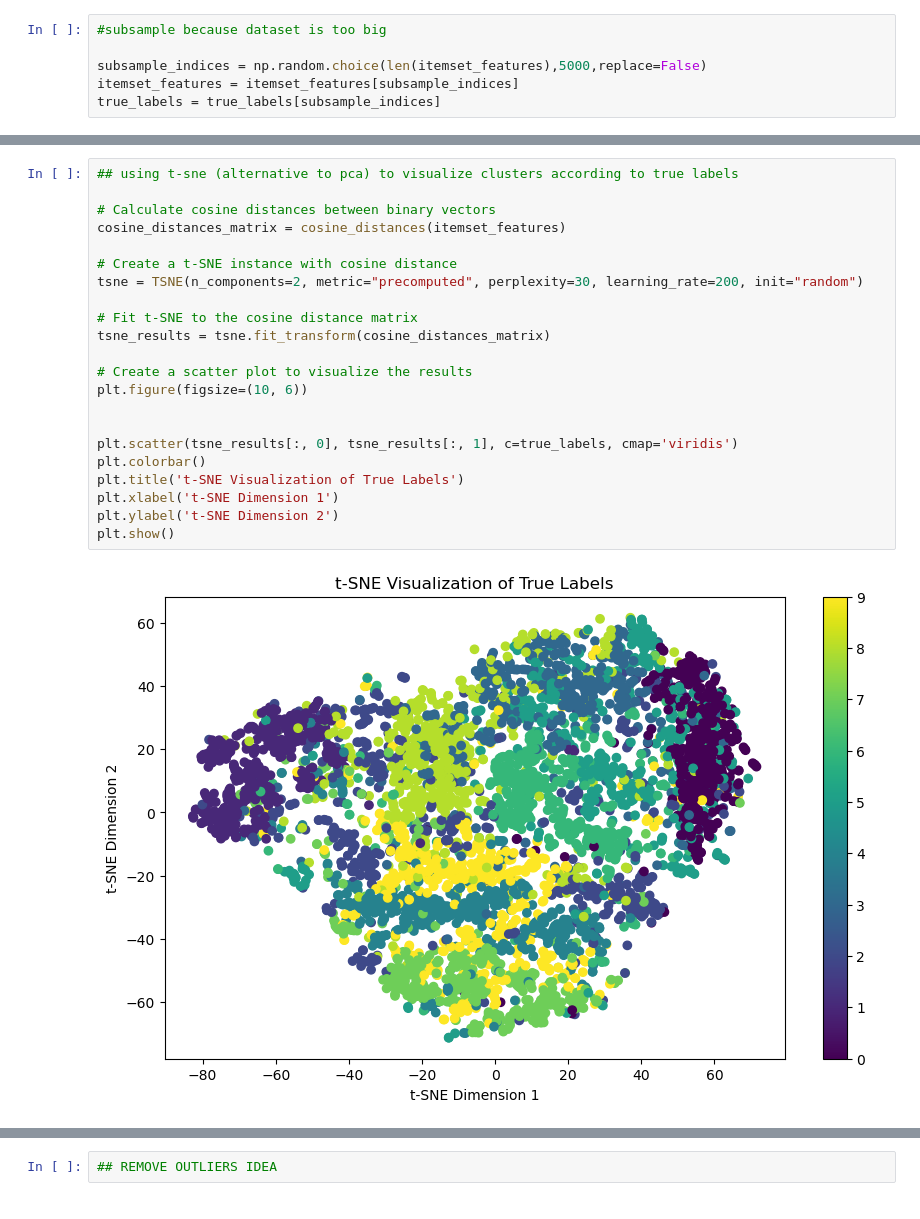
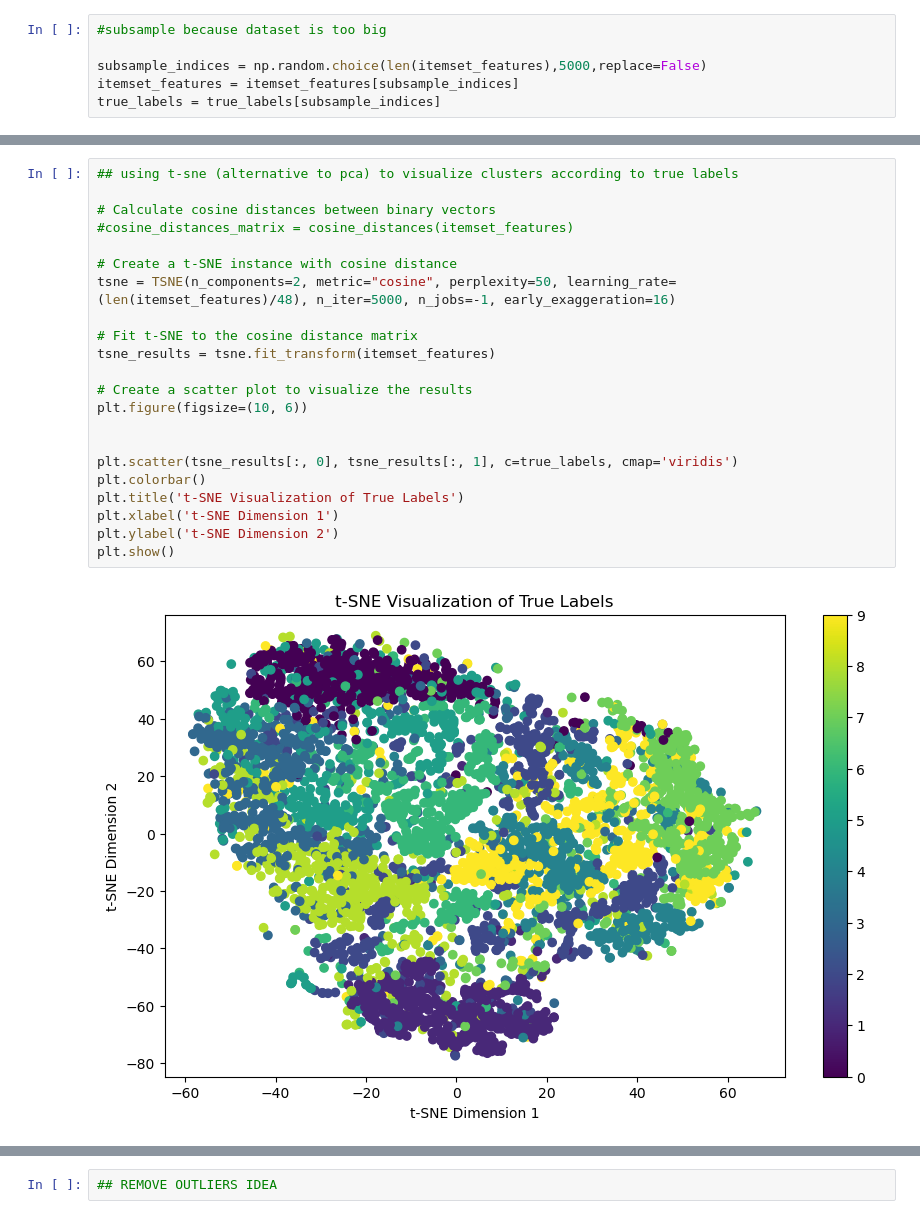
Before and after one commit to zyiology/SC4020_Proj2, a Jupyter notebook: mnist_clustering.ipynb, the cells around one changed output, grey strips where cells are left out. Drawn from its saved outputs; the diff is of its cells as text.

```diff
--- a/mnist_clustering.ipynb
+++ b/mnist_clustering.ipynb
@@ -99,27 +99,27 @@ Silhouette: 0.09159158804477086
 # %%
 ## using t-sne (alternative to pca) to visualize clusters according to true labels
 
 # Calculate cosine distances between binary vectors
-cosine_distances_matrix = cosine_distances(itemset_features)
+#cosine_distances_matrix = cosine_distances(itemset_features)
 
 # Create a t-SNE instance with cosine distance
-tsne = TSNE(n_components=2, metric="precomputed", perplexity=30, learning_rate=200, init="random")
+tsne = TSNE(n_components=2, metric="cosine", perplexity=50, learning_rate=(len(itemset_features)/48), n_iter=5000, n_jobs=-1, early_exaggeration=16)
 
 # Fit t-SNE to the cosine distance matrix
-tsne_results = tsne.fit_transform(cosine_distances_matrix)
+tsne_results = tsne.fit_transform(itemset_features)
 
 # Create a scatter plot to visualize the results
 plt.figure(figsize=(10, 6))
 
 
 plt.scatter(tsne_results[:, 0], tsne_results[:, 1], c=true_labels, cmap='viridis')
 plt.colorbar()
 plt.title('t-SNE Visualization of True Labels')
 plt.xlabel('t-SNE Dimension 1')
 plt.ylabel('t-SNE Dimension 2')
 plt.show()
 # %% [output]
-[figure, old version]
+[figure, new version]
 # %%
 ## using t-sne (alternative to pca) to visualize Spherical KMeans clusters
 
```
Also changed, not shown: parts of 13 cells of this notebook, 4 other files.
